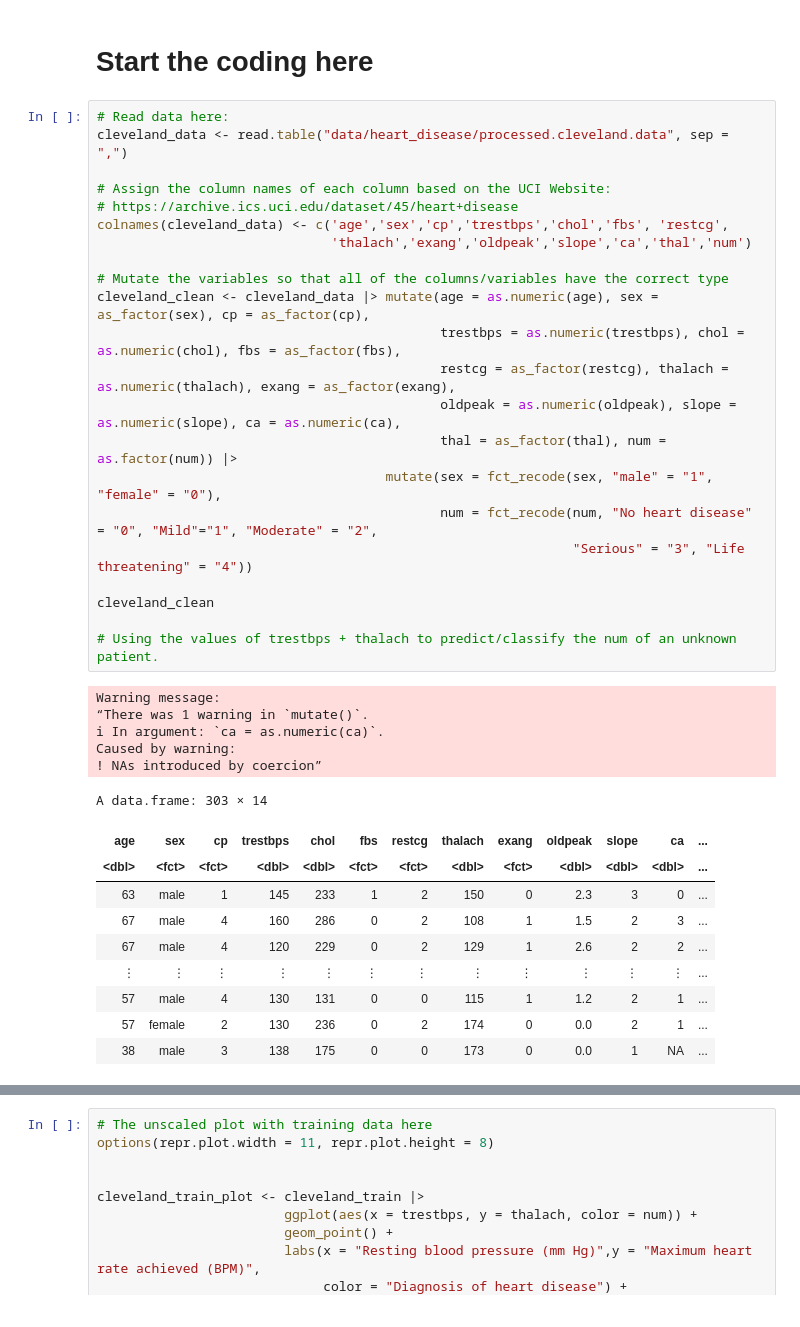
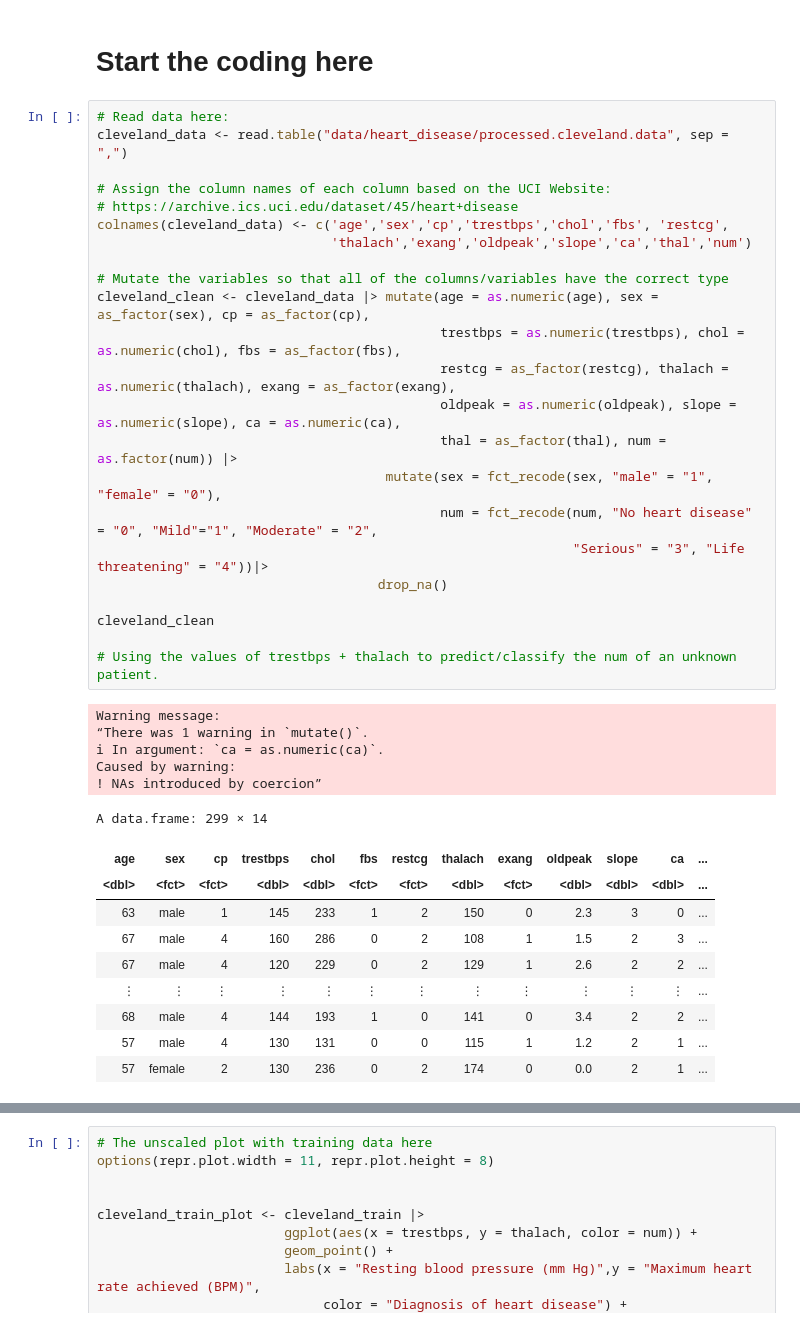
Before and after one commit to VivianFung2005/DSCI-100-s1-project-2024, a Jupyter notebook: project_proposal.ipynb, the cells around one changed output, grey strips where cells are left out. Drawn from its saved outputs; the diff is of its cells as text.

Commit message:
drop NA rows, create table with means of predictors variable

```diff
--- a/project_proposal.ipynb
+++ b/project_proposal.ipynb
@@ -69,38 +69,39 @@ cleveland_data <- read.table("data/heart_disease/processed.cleveland.data", sep
 
 # Assign the column names of each column based on the UCI Website:
 # https://archive.ics.uci.edu/dataset/45/heart+disease
 colnames(cleveland_data) <- c('age','sex','cp','trestbps','chol','fbs', 'restcg',
                               'thalach','exang','oldpeak','slope','ca','thal','num')
 
 # Mutate the variables so that all of the columns/variables have the correct type
 cleveland_clean <- cleveland_data |> mutate(age = as.numeric(age), sex = as_factor(sex), cp = as_factor(cp),
                                             trestbps = as.numeric(trestbps), chol = as.numeric(chol), fbs = as_factor(fbs),
                                             restcg = as_factor(restcg), thalach = as.numeric(thalach), exang = as_factor(exang),
                                             oldpeak = as.numeric(oldpeak), slope = as.numeric(slope), ca = as.numeric(ca),
                                             thal = as_factor(thal), num = as.factor(num)) |>
                                      mutate(sex = fct_recode(sex, "male" = "1", "female" = "0"),
                                             num = fct_recode(num, "No heart disease" = "0", "Mild"="1", "Moderate" = "2",
-                                                             "Serious" = "3", "Life threatening" = "4"))
+                                                             "Serious" = "3", "Life threatening" = "4"))|>
+                                    drop_na()
 
 cleveland_clean
 
 # Using the values of trestbps + thalach to predict/classify the num of an unknown patient.
 # %% [output]
 Warning message:
 “There was 1 warning in `mutate()`.
 ℹ In argument: `ca = as.numeric(ca)`.
 Caused by warning:
 ! NAs introduced by coercion”
-A data.frame: 303 × 14
+A data.frame: 299 × 14
 | age | sex | cp | trestbps | chol | fbs | restcg | thalach | exang | oldpeak | slope | ca | ... |
 | <dbl> | <fct> | <fct> | <dbl> | <dbl> | <fct> | <fct> | <dbl> | <fct> | <dbl> | <dbl> | <dbl> | ... |
 | 63 | male | 1 | 145 | 233 | 1 | 2 | 150 | 0 | 2.3 | 3 | 0 | ... |
 | 67 | male | 4 | 160 | 286 | 0 | 2 | 108 | 1 | 1.5 | 2 | 3 | ... |
 | 67 | male | 4 | 120 | 229 | 0 | 2 | 129 | 1 | 2.6 | 2 | 2 | ... |
 | ⋮ | ⋮ | ⋮ | ⋮ | ⋮ | ⋮ | ⋮ | ⋮ | ⋮ | ⋮ | ⋮ | ⋮ | ... |
+| 68 | male | 4 | 144 | 193 | 1 | 0 | 141 | 0 | 3.4 | 2 | 2 | ... |
 | 57 | male | 4 | 130 | 131 | 0 | 0 | 115 | 1 | 1.2 | 2 | 1 | ... |
 | 57 | female | 2 | 130 | 236 | 0 | 2 | 174 | 0 | 0.0 | 2 | 1 | ... |
-| 38 | male | 3 | 138 | 175 | 0 | 0 | 173 | 0 | 0.0 | 1 | NA | ... |
 # %%
 set.seed(20)
 # Select columns for easier data analysis: trestbps, thalach, num
```
Also changed, not shown: parts of 3 cells of this notebook.
